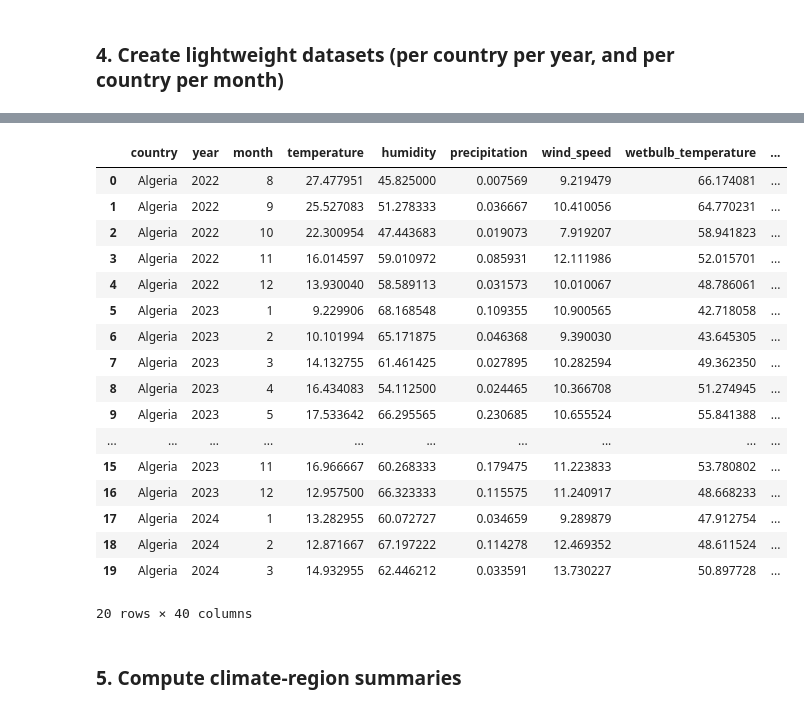
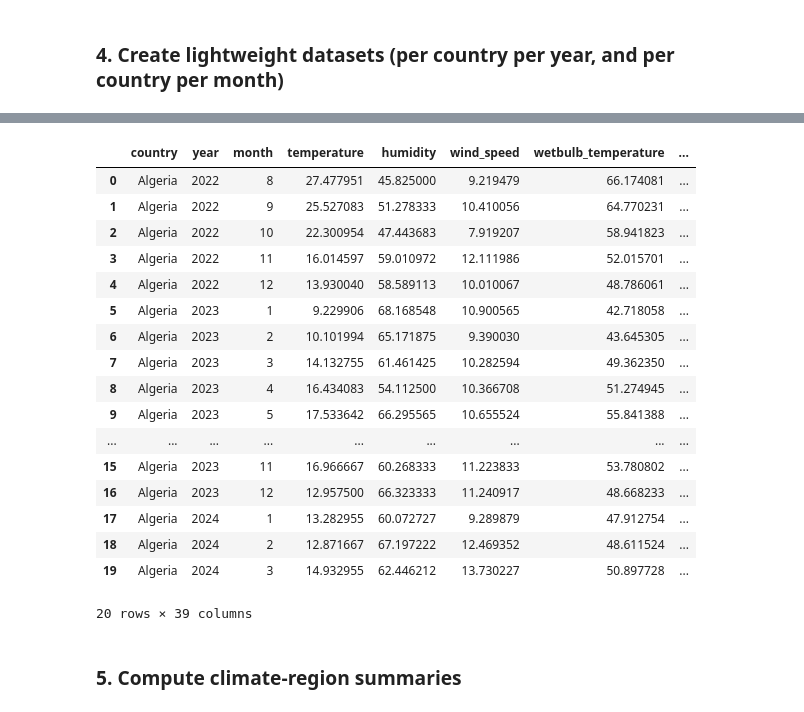
Before and after one commit to DeankoontzG/DataViz_EVGA, a Jupyter notebook: notebooks/2_data_exploration_improved_V2.ipynb, the cells around one changed output, grey strips where cells are left out. Saved outputs shown, nothing was run; the diff lists cells and outputs as text; code cells hidden in the pictures.

```diff
--- a/notebooks/2_data_exploration_improved_V2.ipynb
+++ b/notebooks/2_data_exploration_improved_V2.ipynb
@@ -185,7 +185,6 @@ energy_cols = [
 metric_cols = [
     "temperature",
     "humidity",
-    "precipitation",
     "wind_speed",
     "wetbulb_temperature",
     "WUE_FixedApproachDirect(L/KWh)",
@@ -193,6 +192,10 @@ metric_cols = [
     "WUE_Indirect(L/KWh)",
     "Leakages (%)",
 ]
+
+rain_col = [
+    "precipitation"
+]
 # %%
 group_cols = ["city", "country", "year", "month"]
 
@@ -250,55 +254,55 @@ group_cols = ["city", "country", "year", "month"]
 
 city_month_df = raw_df.groupby(group_cols).agg(
     {col: "mean" for col in metric_cols} |
-    {col: "mean" for col in energy_cols} |
+    {col: "sum" for col in energy_cols} |
     {"climate_region": "first"}
 ).reset_index()
 
 
 country_month_df = city_month_df.groupby(["country", "year", "month"]).agg(
     {col: "mean" for col in metric_cols} |
     {col: "mean" for col in energy_cols} |
     {"climate_region": lambda x: x.mode()[0] if not x.empty else None}
 ).reset_index()
 
 
 country_month_df["Pct renewables"] = 100*country_month_df["Total renewables - TWh"]/country_month_df["Total energy - TWh"]
 country_month_df["Pct fossil fuels"] = 100*country_month_df["Total fossil fuels - TWh"]/country_month_df["Total energy - TWh"]
 country_month_df["Pct Coal consumption"] = 100*country_month_df["Coal consumption - TWh"]/country_month_df["Total energy - TWh"]
 country_month_df["Pct Gas consumption"] = 100*country_month_df["Gas consumption - TWh"]/country_month_df["Total energy - TWh"]
 country_month_df["Pct Oil consumption"] = 100*country_month_df["Oil consumption - TWh"]/country_month_df["Total energy - TWh"]
 country_month_df["Pct Nuclear consumption"] = 100*country_month_df["Nuclear consumption - TWh"]/country_month_df["Total energy - TWh"]
 country_month_df["Pct Solar consumption"] = 100*country_month_df["Solar consumption - TWh"]/country_month_df["Total energy - TWh"]
 
 country_month_df["Pct Hydro consumption"] = 100*country_month_df["Hydro consumption - TWh"]/country_month_df["Total energy - TWh"]
 country_month_df["Pct Wind consumption"] = 100*country_month_df["Wind consumption - TWh"]/country_month_df["Total energy - TWh"]
 country_month_df["Pct Biofuels consumption"] = 100*country_month_df["Biofuels consumption - TWh"]/country_month_df["Total energy - TWh"]
 country_month_df["Pct Low carbon"] = 100*country_month_df["Low carbon - TWh"]/country_month_df["Total energy - TWh"]
 country_month_df["Pct Other renewables"] = 100*country_month_df["Other - TWh"]/country_month_df["Total energy - TWh"]
 country_month_df["Pct Other"] = 100*country_month_df["Other renewables (including geothermal and biomass) - TWh"]/country_month_df["Total energy - TWh"]
 
 
-country_month_df.to_csv("../data/exported/country_month_cleaned.csv", index=False)
+#country_month_df.to_csv("../data/exported/country_month_cleaned.csv", index=False)
 country_month_df.head(20)
 # %% [output]
-|  | country | year | month | temperature | humidity | precipitation | wind_speed | wetbulb_temperature | ... |
-| 0 | Algeria | 2022 | 8 | 27.477951 | 45.825000 | 0.007569 | 9.219479 | 66.174081 | ... |
-| 1 | Algeria | 2022 | 9 | 25.527083 | 51.278333 | 0.036667 | 10.410056 | 64.770231 | ... |
-| 2 | Algeria | 2022 | 10 | 22.300954 | 47.443683 | 0.019073 | 7.919207 | 58.941823 | ... |
-| 3 | Algeria | 2022 | 11 | 16.014597 | 59.010972 | 0.085931 | 12.111986 | 52.015701 | ... |
-| 4 | Algeria | 2022 | 12 | 13.930040 | 58.589113 | 0.031573 | 10.010067 | 48.786061 | ... |
-| 5 | Algeria | 2023 | 1 | 9.229906 | 68.168548 | 0.109355 | 10.900565 | 42.718058 | ... |
-| 6 | Algeria | 2023 | 2 | 10.101994 | 65.171875 | 0.046368 | 9.390030 | 43.645305 | ... |
-| 7 | Algeria | 2023 | 3 | 14.132755 | 61.461425 | 0.027895 | 10.282594 | 49.362350 | ... |
-| 8 | Algeria | 2023 | 4 | 16.434083 | 54.112500 | 0.024465 | 10.366708 | 51.274945 | ... |
-| 9 | Algeria | 2023 | 5 | 17.533642 | 66.295565 | 0.230685 | 10.655524 | 55.841388 | ... |
-| ... | ... | ... | ... | ... | ... | ... | ... | ... | ... |
-| 15 | Algeria | 2023 | 11 | 16.966667 | 60.268333 | 0.179475 | 11.223833 | 53.780802 | ... |
-| 16 | Algeria | 2023 | 12 | 12.957500 | 66.323333 | 0.115575 | 11.240917 | 48.668233 | ... |
-| 17 | Algeria | 2024 | 1 | 13.282955 | 60.072727 | 0.034659 | 9.289879 | 47.912754 | ... |
-| 18 | Algeria | 2024 | 2 | 12.871667 | 67.197222 | 0.114278 | 12.469352 | 48.611524 | ... |
-| 19 | Algeria | 2024 | 3 | 14.932955 | 62.446212 | 0.033591 | 13.730227 | 50.897728 | ... |
+|  | country | year | month | temperature | humidity | wind_speed | wetbulb_temperature | ... |
+| 0 | Algeria | 2022 | 8 | 27.477951 | 45.825000 | 9.219479 | 66.174081 | ... |
+| 1 | Algeria | 2022 | 9 | 25.527083 | 51.278333 | 10.410056 | 64.770231 | ... |
+| 2 | Algeria | 2022 | 10 | 22.300954 | 47.443683 | 7.919207 | 58.941823 | ... |
+| 3 | Algeria | 2022 | 11 | 16.014597 | 59.010972 | 12.111986 | 52.015701 | ... |
+| 4 | Algeria | 2022 | 12 | 13.930040 | 58.589113 | 10.010067 | 48.786061 | ... |
+| 5 | Algeria | 2023 | 1 | 9.229906 | 68.168548 | 10.900565 | 42.718058 | ... |
+| 6 | Algeria | 2023 | 2 | 10.101994 | 65.171875 | 9.390030 | 43.645305 | ... |
+| 7 | Algeria | 2023 | 3 | 14.132755 | 61.461425 | 10.282594 | 49.362350 | ... |
+| 8 | Algeria | 2023 | 4 | 16.434083 | 54.112500 | 10.366708 | 51.274945 | ... |
+| 9 | Algeria | 2023 | 5 | 17.533642 | 66.295565 | 10.655524 | 55.841388 | ... |
+| ... | ... | ... | ... | ... | ... | ... | ... | ... |
+| 15 | Algeria | 2023 | 11 | 16.966667 | 60.268333 | 11.223833 | 53.780802 | ... |
+| 16 | Algeria | 2023 | 12 | 12.957500 | 66.323333 | 11.240917 | 48.668233 | ... |
+| 17 | Algeria | 2024 | 1 | 13.282955 | 60.072727 | 9.289879 | 47.912754 | ... |
+| 18 | Algeria | 2024 | 2 | 12.871667 | 67.197222 | 12.469352 | 48.611524 | ... |
+| 19 | Algeria | 2024 | 3 | 14.932955 | 62.446212 | 13.730227 | 50.897728 | ... |
-20 rows × 40 columns
+20 rows × 39 columns
 # %% [markdown]
 ### 5. Compute climate-region summaries
 # %%
```
Also changed, not shown: parts of 1 cell of this notebook, 5 other files.
